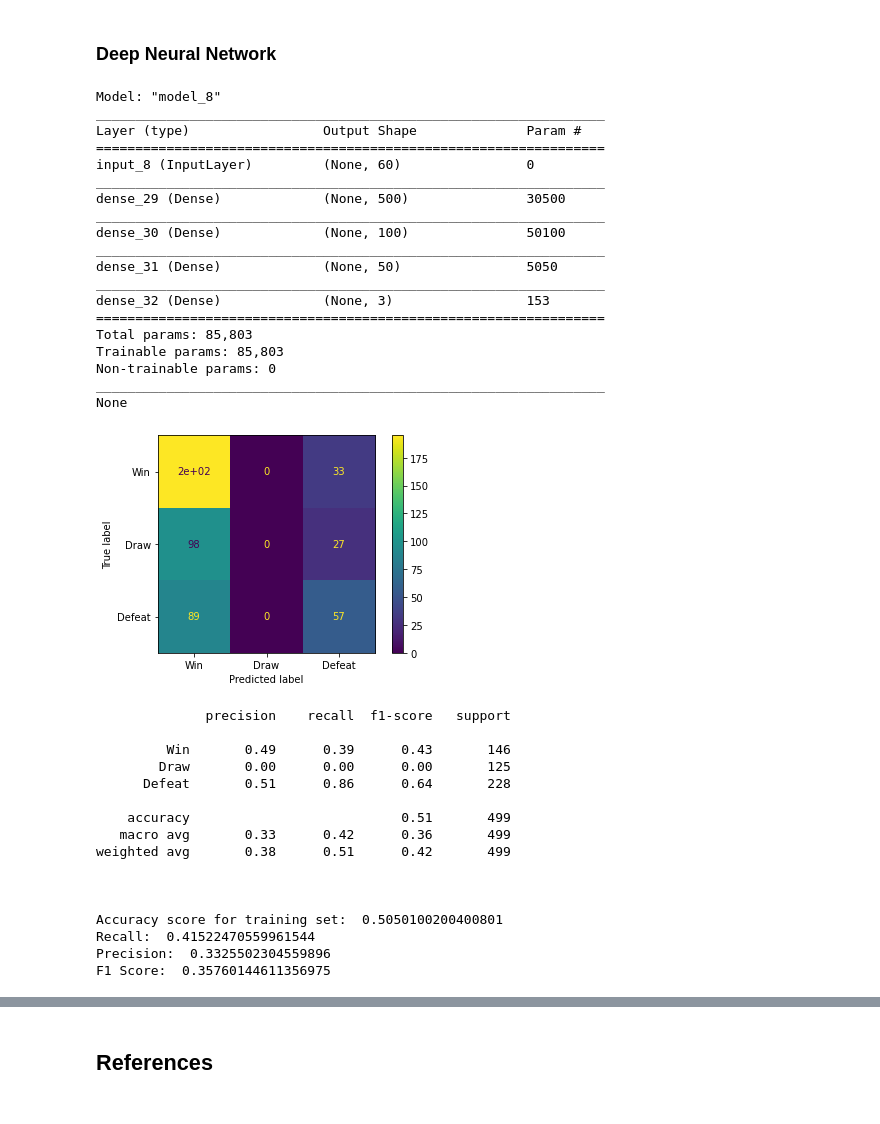
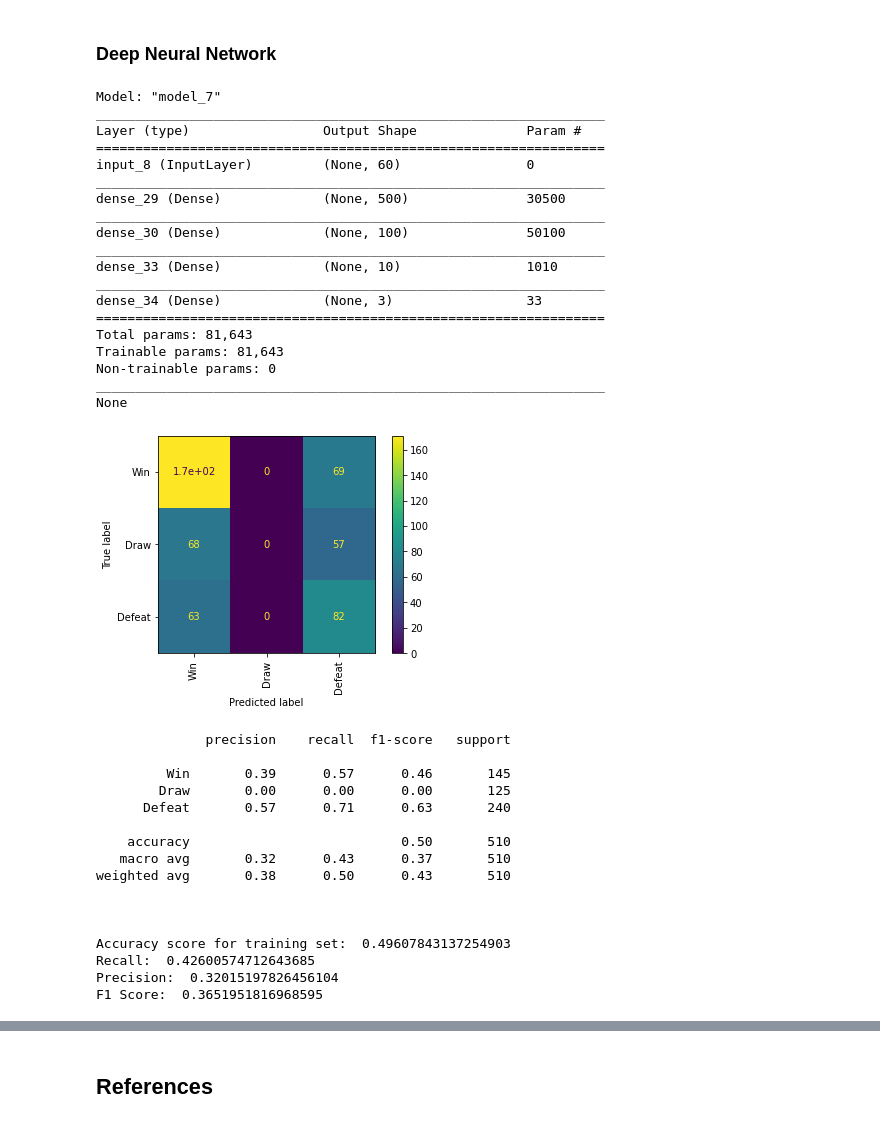
Before and after one commit to motapinto/football-classification-predications, a Jupyter notebook: src/Supervised Learning Models.ipynb, the cells around one changed output, grey strips where cells are left out. Saved outputs shown, nothing was run; the diff lists cells and outputs as text; code cells hidden in the pictures.

```diff
--- a/src/Supervised Learning Models.ipynb
+++ b/src/Supervised Learning Models.ipynb
@@ -916,4 +753,4 @@ features.head()
 
 ### Splitting the data into train and test
 # %%
-X_train, X_test, y_train, y_test = train_test_split(features, outcomes, test_size = 0.2, random_state = 40, shuffle = True, stratify = outcomes)
+X_train, X_test, y_train, y_test = train_test_split(features, outcomes, test_size = 0.2, random_state = 40, stratify = outcomes)
@@ -922,7 +761,7 @@ X_train, X_test, y_train, y_test = train_test_split(features, outcomes, test_siz
 # %%
 # Training and Evaluating Models
 def train_model(clf, data, labels):
-    kf = KFold(n_splits=5, shuffle=True)
+    kf = KFold(n_splits=5, shuffle=False)
     for train, test in kf.split(data):
         X_train, X_test = data[data.index.isin(train)], data[data.index.isin(test)]
         y_train, y_test = labels[data.index.isin(train)], labels[data.index.isin(test)]
@@ -1133,55 +972,57 @@ y_test2 = np_utils.to_categorical(y_test2)
 
 visible = Input(shape=(X_train.shape[1],))
 hidden1 = Dense(500, activation='relu')(visible)
 hidden2 = Dense(100, activation='relu')(hidden1)
 hidden3 = Dense(50, activation='relu')(hidden2)
+hidden3 = Dense(25, activation='relu')(hidden2)
+hidden3 = Dense(10, activation='relu')(hidden2)
 output = Dense(3, activation='softmax')(hidden3)
 
 clf = Model(inputs=visible, outputs=output)
 print(clf.summary())
 
 clf.compile(optimizer='adagrad',
               loss='categorical_crossentropy',
               metrics=['accuracy'])
 
 train_predict_nn(clf, X_train, y_train2, X_test, y_test2, le)
 # %% [output]
-Model: "model_8"
+Model: "model_7"
 _________________________________________________________________
 Layer (type)                 Output Shape              Param #
 =================================================================
 input_8 (InputLayer)         (None, 60)                0
 _________________________________________________________________
 dense_29 (Dense)             (None, 500)               30500
 _________________________________________________________________
 dense_30 (Dense)             (None, 100)               50100
 _________________________________________________________________
-dense_31 (Dense)             (None, 50)                5050
+dense_33 (Dense)             (None, 10)                1010
 _________________________________________________________________
-dense_32 (Dense)             (None, 3)                 153
+dense_34 (Dense)             (None, 3)                 33
 =================================================================
-Total params: 85,803
-Trainable params: 85,803
+Total params: 81,643
+Trainable params: 81,643
 Non-trainable params: 0
 _________________________________________________________________
 None
-[figure, old version]
+[figure, new version]
               precision    recall  f1-score   support
 
-         Win       0.49      0.39      0.43       146
+         Win       0.39      0.57      0.46       145
         Draw       0.00      0.00      0.00       125
-      Defeat       0.51      0.86      0.64       228
+      Defeat       0.57      0.71      0.63       240
 
-    accuracy                           0.51       499
-   macro avg       0.33      0.42      0.36       499
-weighted avg       0.38      0.51      0.42       499
+    accuracy                           0.50       510
+   macro avg       0.32      0.43      0.37       510
+weighted avg       0.38      0.50      0.43       510
 
 
 
-Accuracy score for training set:  0.5050100200400801
-Recall:  0.41522470559961544
-Precision:  0.3325502304559896
-F1 Score:  0.35760144611356975
+Accuracy score for training set:  0.49607843137254903
+Recall:  0.42600574712643685
+Precision:  0.32015197826456104
+F1 Score:  0.3651951816968595
 # %% [markdown]
 ## Conclusion
 [go back to the top](#Table-of-contents)
```
Also changed, not shown: parts of 36 cells of this notebook.
